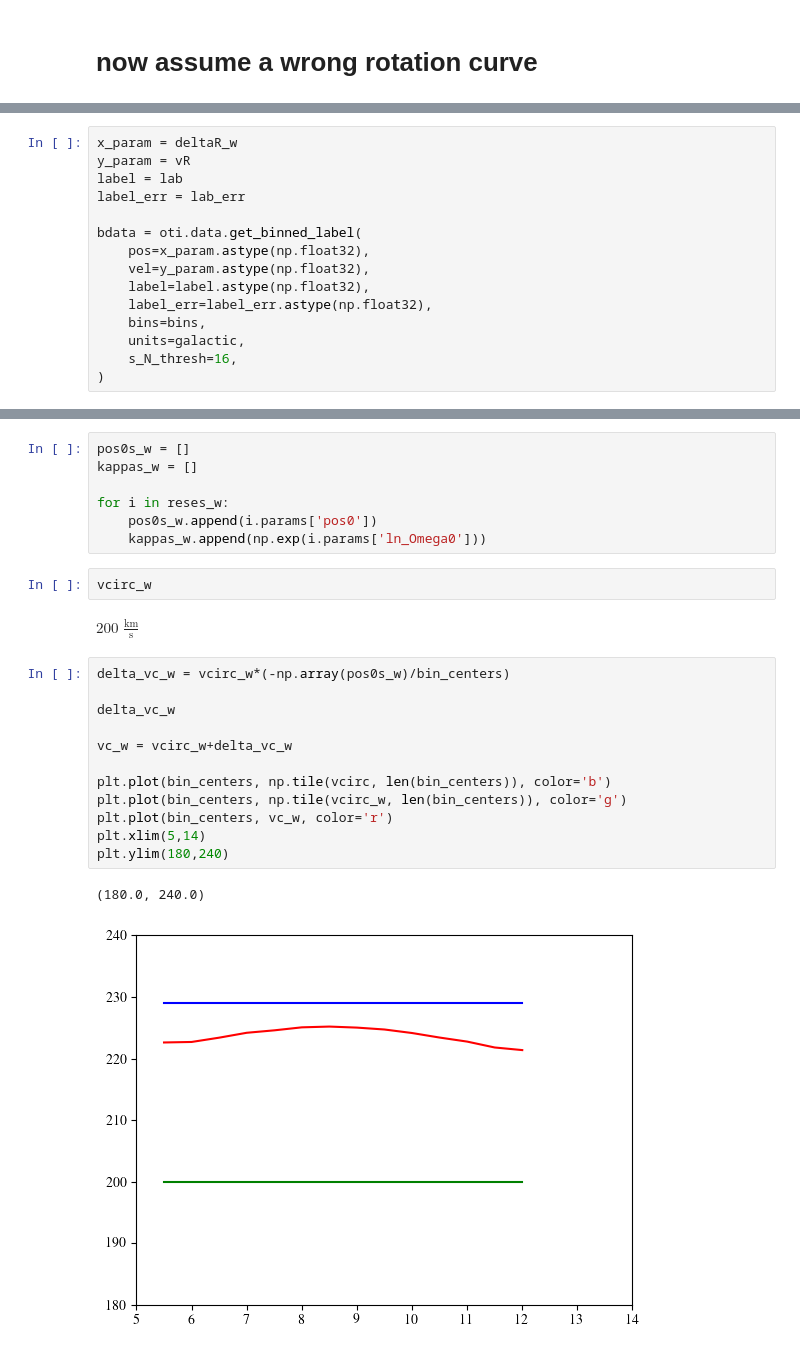
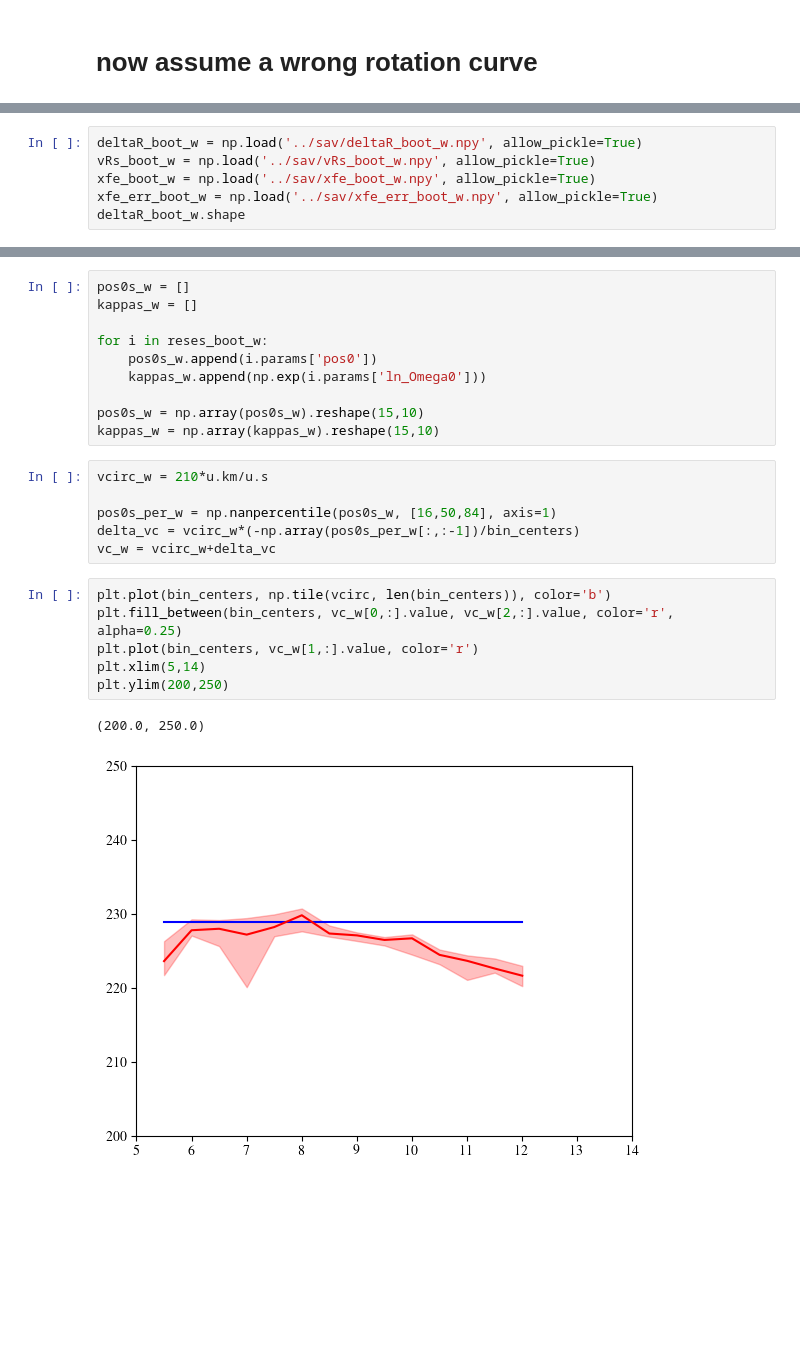
Before and after one commit to DHortaD/TorusImaging-radial, a Jupyter notebook: py/model-R-Rg-simulation.ipynb, the cells around one changed output, grey strips where cells are left out. Cells and saved outputs as stored; diff of their text form; blank space fills up the shorter version.

```diff
--- a/py/model-R-Rg-simulation.ipynb
+++ b/py/model-R-Rg-simulation.ipynb
@@ -431,15 +371,6 @@ vR = data['v_R']*u.kpc/u.Myr
-# %%
-x_param = deltaR_w
-y_param = vR
-label = lab
-label_err = lab_err
-
-bdata = oti.data.get_binned_label(
-    pos=x_param.astype(np.float32),
-    vel=y_param.astype(np.float32),
-    label=label.astype(np.float32),
-    label_err=label_err.astype(np.float32),
-    bins=bins,
-    units=galactic,
-    s_N_thresh=16,
-)
+# %%
+deltaR_boot_w = np.load('../sav/deltaR_boot_w.npy', allow_pickle=True)
+vRs_boot_w = np.load('../sav/vRs_boot_w.npy', allow_pickle=True)
+xfe_boot_w = np.load('../sav/xfe_boot_w.npy', allow_pickle=True)
+xfe_err_boot_w = np.load('../sav/xfe_err_boot_w.npy', allow_pickle=True)
+deltaR_boot_w.shape
@@ -542,25 +428,24 @@ for indx, Rg_c in tqdm.tqdm(enumerate(Rgal_cs[:-1])):
 pos0s_w = []
 kappas_w = []
 
-for i in reses_w:
+for i in reses_boot_w:
     pos0s_w.append(i.params['pos0'])
     kappas_w.append(np.exp(i.params['ln_Omega0']))
+
+pos0s_w = np.array(pos0s_w).reshape(15,10)
+kappas_w = np.array(kappas_w).reshape(15,10)
-# %%
-vcirc_w
-# %% [output]
-$200 \; \mathrm{\frac{km}{s}}$
+# %%
+vcirc_w = 210*u.km/u.s
+
+pos0s_per_w = np.nanpercentile(pos0s_w, [16,50,84], axis=1)
+delta_vc = vcirc_w*(-np.array(pos0s_per_w[:,:-1])/bin_centers)
+vc_w = vcirc_w+delta_vc
 # %%
-delta_vc_w = vcirc_w*(-np.array(pos0s_w)/bin_centers)
-
-delta_vc_w
-
-vc_w = vcirc_w+delta_vc_w
-
 plt.plot(bin_centers, np.tile(vcirc, len(bin_centers)), color='b')
-plt.plot(bin_centers, np.tile(vcirc_w, len(bin_centers)), color='g')
-plt.plot(bin_centers, vc_w, color='r')
+plt.fill_between(bin_centers, vc_w[0,:].value, vc_w[2,:].value, color='r', alpha=0.25)
+plt.plot(bin_centers, vc_w[1,:].value, color='r')
 plt.xlim(5,14)
-plt.ylim(180,240)
+plt.ylim(200,250)
 # %% [output]
-(180.0, 240.0)
+(200.0, 250.0)
-[figure, old version]
+[figure, new version]
```
Also changed, not shown: parts of 50 cells of this notebook, 1 other file.
